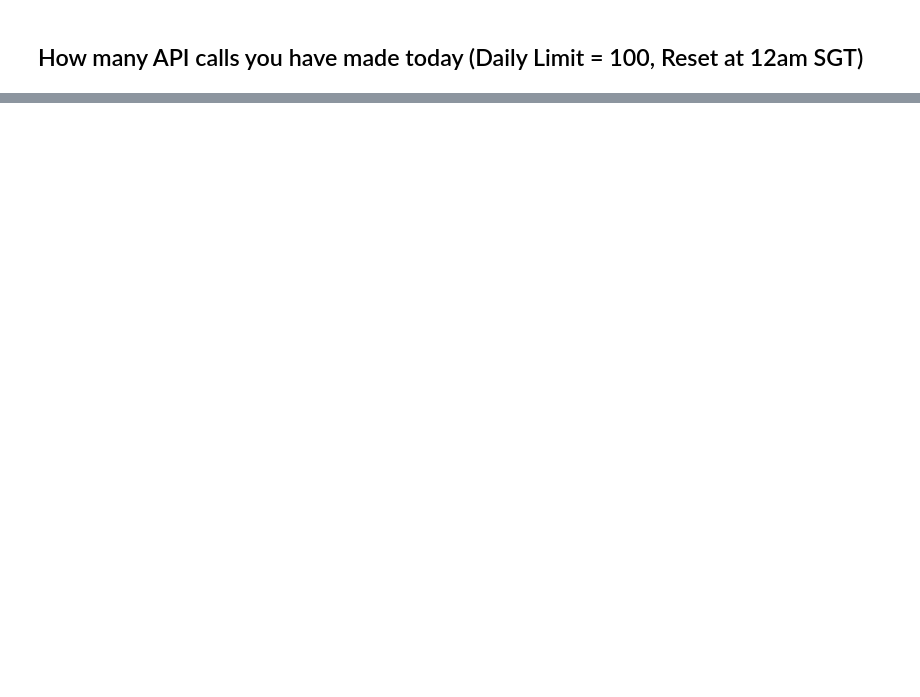
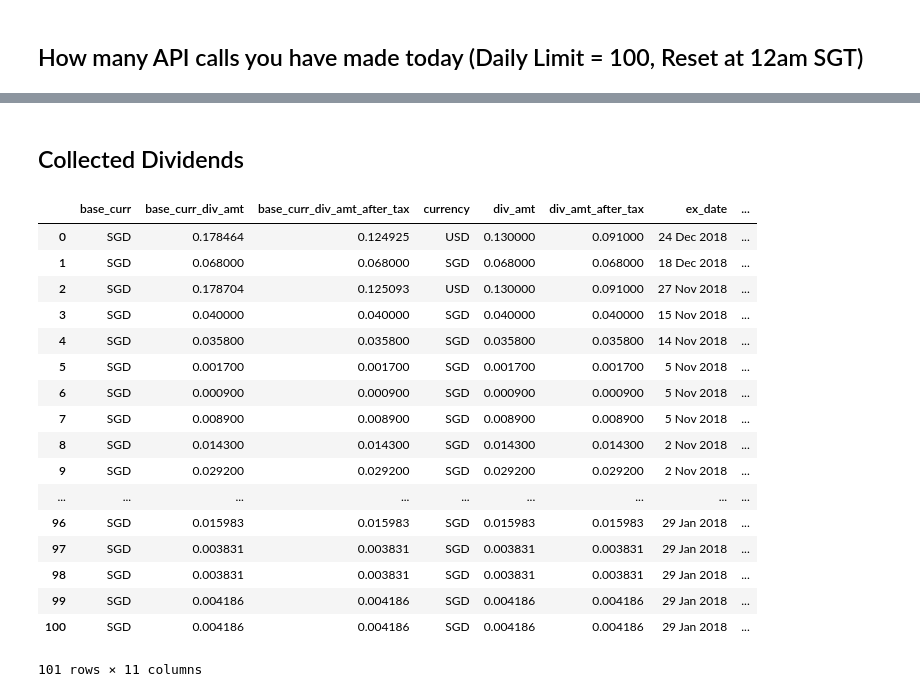
Before and after one commit to brandonngiam/Playground, a Jupyter notebook: List of StocksCafe API.ipynb, the cells around one changed output, grey strips where cells are left out. Cells and saved outputs as stored; diff of their text form; code cells hidden in the pictures; blank space fills up the shorter version.

```diff
--- a/List of StocksCafe API.ipynb
+++ b/List of StocksCafe API.ipynb
@@ -36,0 +34,25 @@ sc.getApiCount()
+# %% [markdown]
+## Collected Dividends
+# %%
+startDate = '2018-01-01' # Format: YYYY-MM-DD
+endDate = '2018-12-31'
+sc.getCollectedDividends(startDate, endDate)
+# %% [output]
+|  | base_curr | base_curr_div_amt | base_curr_div_amt_after_tax | currency | div_amt | div_amt_after_tax | ex_date | ... |
+| 0 | SGD | 0.178464 | 0.124925 | USD | 0.130000 | 0.091000 | 24 Dec 2018 | ... |
+| 1 | SGD | 0.068000 | 0.068000 | SGD | 0.068000 | 0.068000 | 18 Dec 2018 | ... |
+| 2 | SGD | 0.178704 | 0.125093 | USD | 0.130000 | 0.091000 | 27 Nov 2018 | ... |
+| 3 | SGD | 0.040000 | 0.040000 | SGD | 0.040000 | 0.040000 | 15 Nov 2018 | ... |
+| 4 | SGD | 0.035800 | 0.035800 | SGD | 0.035800 | 0.035800 | 14 Nov 2018 | ... |
+| 5 | SGD | 0.001700 | 0.001700 | SGD | 0.001700 | 0.001700 | 5 Nov 2018 | ... |
+| 6 | SGD | 0.000900 | 0.000900 | SGD | 0.000900 | 0.000900 | 5 Nov 2018 | ... |
+| 7 | SGD | 0.008900 | 0.008900 | SGD | 0.008900 | 0.008900 | 5 Nov 2018 | ... |
+| 8 | SGD | 0.014300 | 0.014300 | SGD | 0.014300 | 0.014300 | 2 Nov 2018 | ... |
+| 9 | SGD | 0.029200 | 0.029200 | SGD | 0.029200 | 0.029200 | 2 Nov 2018 | ... |
+| ... | ... | ... | ... | ... | ... | ... | ... | ... |
+| 96 | SGD | 0.015983 | 0.015983 | SGD | 0.015983 | 0.015983 | 29 Jan 2018 | ... |
+| 97 | SGD | 0.003831 | 0.003831 | SGD | 0.003831 | 0.003831 | 29 Jan 2018 | ... |
+| 98 | SGD | 0.003831 | 0.003831 | SGD | 0.003831 | 0.003831 | 29 Jan 2018 | ... |
+| 99 | SGD | 0.004186 | 0.004186 | SGD | 0.004186 | 0.004186 | 29 Jan 2018 | ... |
+| 100 | SGD | 0.004186 | 0.004186 | SGD | 0.004186 | 0.004186 | 29 Jan 2018 | ... |
+101 rows × 11 columns
```
Also changed, not shown: parts of 4 cells of this notebook, 4 other files.
